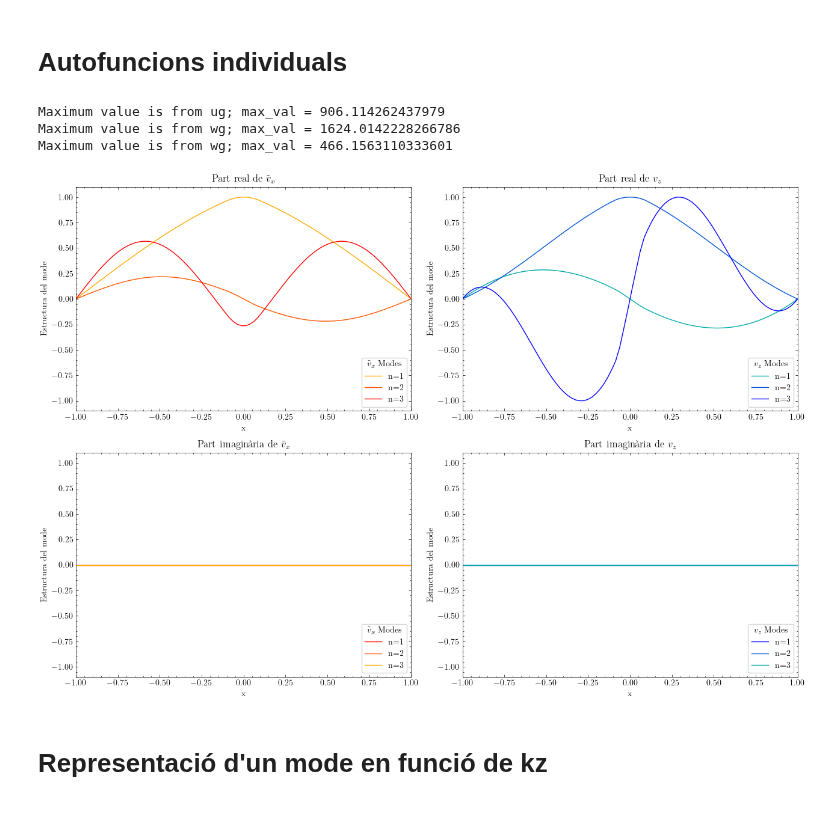
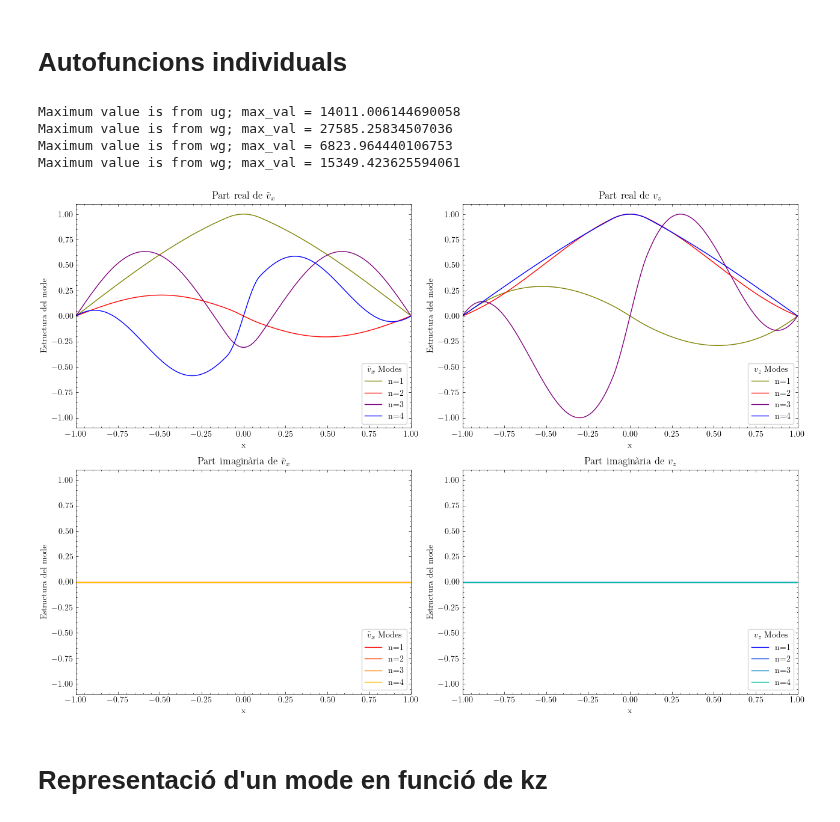
Before and after one commit to JoanRibotOliver/TFG, a Jupyter notebook: Fast & slow modes.ipynb, the cells around one changed output. Saved outputs shown, nothing was run; the diff lists cells and outputs as text; code cells hidden in the pictures.

```diff
--- a/Fast & slow modes.ipynb
+++ b/Fast & slow modes.ipynb
@@ -68,7 +68,7 @@ def get_eigenvalues(Nevals):
 
 
 """ Paràmetres """
-Nx = 128 # amb 32 ja no és smooth...
+Nx = 128*4 # amb 32 ja no és smooth...
 dtype = np.complex128 # malla en la que es treballa: 128 complexes, ja que hem definit Nx = 128
 
 
@@ -249,8 +249,8 @@ plt.savefig('eigenvalue_error.png', dpi=300)
 # Representació de les autofuncions
 # %%
 ### Nombre de modes que volem representar ###
-N_max_mode = 3
-N_min_mode = 0
+N_max_mode = 6
+N_min_mode = 2
 N_modes = N_max_mode - N_min_mode
 
 ### Define warm and cold color palettes ###
@@ -315,7 +315,7 @@ for n, idx in enumerate(np.argsort(solver.eigenvalues)[N_min_mode:N_max_mode], s
     df = pd.DataFrame(data)
 
 ## Create separate legends
-legend_v10x = plt.legend(handles=handles_v10x, title=r"$\tilde{v}_{x}$ Modes", loc="upper right", bbox_to_anchor=(0.875, 0.2075), frameon=True)
+legend_v10x = plt.legend(handles=handles_v10x, title=r"$\tilde{v}_{x}$ Modes", loc="upper right", bbox_to_anchor=(0.885, 0.25), frameon=True)
 plt.gca().add_artist(legend_v10x)  # Add the first legend to the plot
 plt.legend(handles=handles_v10z, title=r"$v_{z}$ Mode", loc="lower right", bbox_to_anchor=(1, 0), frameon=True)
 
@@ -355,8 +357,20 @@ Valors normalitzats:
 # %% [markdown]
 # Autofuncions individuals
 # %%
+### Nombre de modes ###
+N_max_mode = 6
+N_min_mode = 2
+N_modes = N_max_mode - N_min_mode
+
+
 ### Create a figure and a 2x2 grid of subplots ###
 fig, axs = plt.subplots(2, 2, figsize=(13, 9))
+
+### Define color palettes ###
+cmap_viridis = plt.get_cmap('viridis')
+colors_viridis = [cmap_viridis(i / N_modes) for i in range(N_modes)]
+cmap_brg = plt.get_cmap('brg')
+colors_brg = [cmap_brg(i / N_modes) for i in range(N_modes)]
 
 ### Initialize lists to store handles for legends ###
 handles_v10x_real = []
@@ -384,7 +398,7 @@ for n, idx in enumerate(np.argsort(solver.eigenvalues)[N_min_mode:N_max_mode], s
     ug_normalized = ug / max_val
     wg_normalized = wg / max_val
 
-    axs[0, 0].plot(x, ug/np.max(np.abs(max_val)), label=f"n={n}", color=colors_warm[-n])
+    axs[0, 0].plot(x, ug/np.max(np.abs(max_val)), label=f"n={n}", color=colors_brg[-n])
 axs[0, 0].set_ylim(-1.1, 1.1)
 axs[0, 0].set_xlim(-1, 1)
 axs[0, 0].legend(loc="lower right", frameon=True, title=r"$\tilde{v}_{x}$ Modes")
@@ -432,7 +446,7 @@ for n, idx in enumerate(np.argsort(solver.eigenvalues)[N_min_mode:N_max_mode], s
     ug_normalized = ug / max_val
     wg_normalized = wg / max_val
 
-    axs[0, 1].plot(x, wg/np.max(np.abs(max_val)), label=f"n={n}", color=colors_cold[-n])
+    axs[0, 1].plot(x, wg/np.max(np.abs(max_val)), label=f"n={n}", color=colors_brg[-n])
 axs[0, 1].set_ylim(-1.1, 1.1)
 axs[0, 1].set_xlim(-1, 1)
 axs[0, 1].legend(loc="lower right", frameon=True, title=r"${v}_{z}$ Modes")
@@ -442,37 +456,38 @@ axs[0, 1].set_title(r"Part real de ${v}_{z}$")
 
 ### Plot imaginary part of v10z ###
 x = dist.local_grid(xbasis)
 for n, idx in enumerate(np.argsort(solver.eigenvalues)[N_min_mode:N_max_mode], start=1):
     solver.set_state(idx, solver.subsystems[0])
     ug = u['g'].real/(u['g'][1]).real
     wg = w['g'].real/(w['g'][1]).real
     ui = u['g'].imag
     wi = w['g'].imag
 
     # Find the maximum absolute value between ug and wg
     max_val = np.max(np.abs(np.concatenate([ug, wg])))
 
     # Normalize both ug and wg by the maximum value
     ug_normalized = ug / max_val
     wg_normalized = wg / max_val
 
     axs[1, 1].plot(x, wi/np.max(np.abs(max_val)), label=f"n={n}", color=colors_cold[n - 1])
 axs[1, 1].set_ylim(-1.1, 1.1)
 axs[1, 1].set_xlim(-1, 1)
 axs[1, 1].legend(loc="lower right", frameon=True, title=r"${v}_{z}$ Modes")
 axs[1, 1].set_ylabel(r"Estructura del mode")
 axs[1, 1].set_xlabel(r"x")
 axs[1, 1].set_title(r"Part imaginària de ${v}_{z}$")
 
 plt.tight_layout()
 plt.show()
 
 fig.savefig("Autofuncions_individuals.png", dpi=300, bbox_inches='tight')
 # %% [output]
-Maximum value is from ug; max_val = 906.114262437979
-Maximum value is from wg; max_val = 1624.0142228266786
-Maximum value is from wg; max_val = 466.1563110333601
+Maximum value is from ug; max_val = 14011.006144690058
+Maximum value is from wg; max_val = 27585.25834507036
+Maximum value is from wg; max_val = 6823.964440106753
+Maximum value is from wg; max_val = 15349.423625594061
-[figure, old version]
+[figure, new version]
 # %% [markdown]
 # Representació d'un mode en funció de kz
 # %%
```
Also changed, not shown: parts of 10 cells of this notebook, 15 other files.
